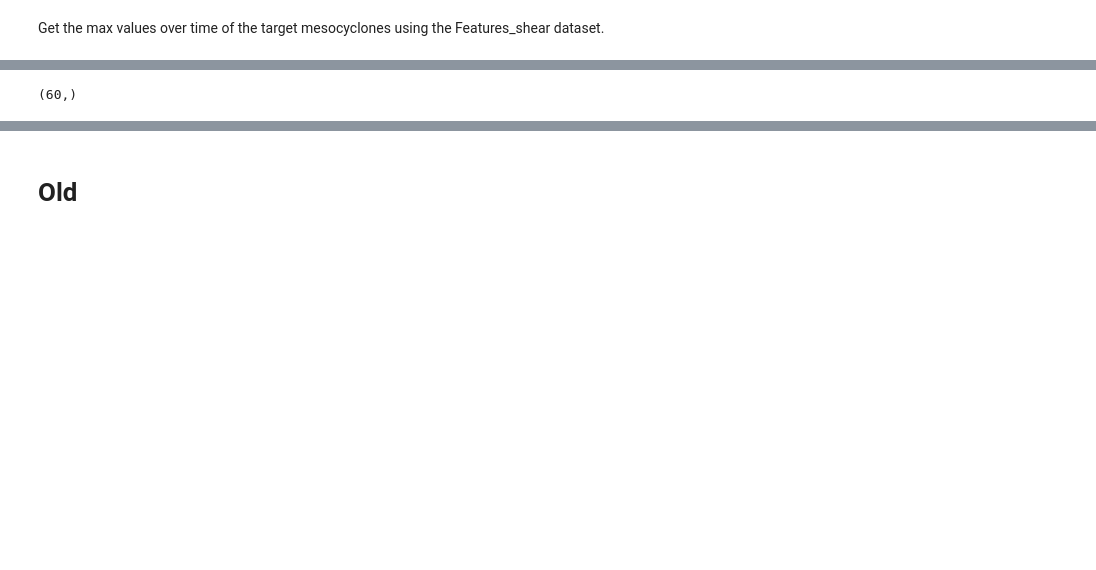
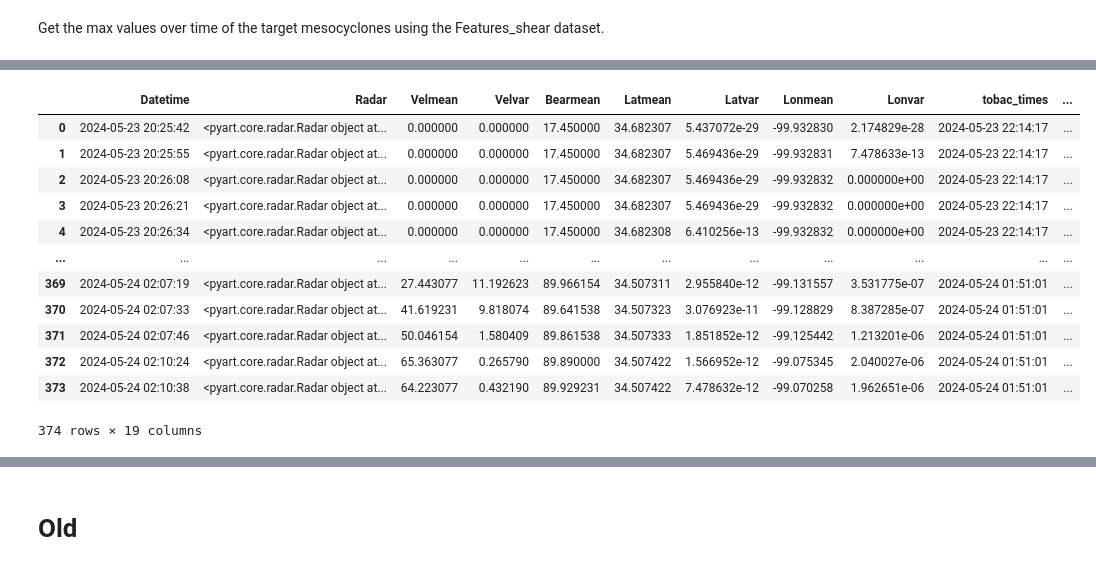
Before and after one commit to JuliaBuhrman/research2024, a Jupyter notebook: tornadic_case.ipynb, the cells around one changed output, grey strips where cells are left out. Drawn from its saved outputs; the diff is of its cells as text; code cells hidden in the pictures; blank space fills up the shorter version.

```diff
--- a/tornadic_case.ipynb
+++ b/tornadic_case.ipynb
@@ -219,8 +301,12 @@ vad_df['Inflow'] = inflow_column
 vad_df['Distance'] = distance_column
 vad_df['Angle'] = theta_deg
 # %%
-data = pd.read_csv(f'/Users/juliabman/Desktop/storm_events_data/storm_data_search_results_{d}.csv')
-tor_df, tor_nontor = tor_id(vad_df, data, str('Tornado'), str('PLAINS YOAKUM CO ARP'), str('US/Central'), False)
+#data = pd.read_csv(f'/Users/juliabman/Desktop/storm_events_data/storm_data_search_results_{d}.csv')
+#tor_df, tor_nontor = tor_id_new(vad_df, data, str('Tornado'), str('PLAINS YOAKUM CO ARP'), str('US/Central'), False)
+#tor_df, tor_nontor = tor_id_new(vad_df, data, str('Tornado'), str('SILVERTON'), str('US/Central'), False)
+#tor_df, tor_nontor = tor_id_new(vad_df, data, str('Tornado'), str('CUSTER CITY'), str('US/Central'), False)
+#tor_df, tor_nontor = tor_id_new(vad_df, data, str('Tornado'), str('HAWLEY'), str('US/Central'), False)
+tor_df, tor_nontor = tor_id_new(vad_df, data, str('Tornado'), str('DUKE'), str('US/Central'), False)
 vad_df['Tor Times'] = tor_df
 vad_df['Tor or Nontor'] = tor_nontor
 # %% [output]
@@ -245,4 +333,20 @@ Nearfield     57
 Name: count, dtype: int64
+# %%
+vad_df
+# %% [output]
+|  | Datetime | Radar | Velmean | Velvar | Bearmean | Latmean | Latvar | Lonmean | Lonvar | tobac_times | ... |
+| 0 | 2024-05-23 20:25:42 | <pyart.core.radar.Radar object at... | 0.000000 | 0.000000 | 17.450000 | 34.682307 | 5.437072e-29 | -99.932830 | 2.174829e-28 | 2024-05-23 22:14:17 | ... |
+| 1 | 2024-05-23 20:25:55 | <pyart.core.radar.Radar object at... | 0.000000 | 0.000000 | 17.450000 | 34.682307 | 5.469436e-29 | -99.932831 | 7.478633e-13 | 2024-05-23 22:14:17 | ... |
+| 2 | 2024-05-23 20:26:08 | <pyart.core.radar.Radar object at... | 0.000000 | 0.000000 | 17.450000 | 34.682307 | 5.469436e-29 | -99.932832 | 0.000000e+00 | 2024-05-23 22:14:17 | ... |
+| 3 | 2024-05-23 20:26:21 | <pyart.core.radar.Radar object at... | 0.000000 | 0.000000 | 17.450000 | 34.682307 | 5.469436e-29 | -99.932832 | 0.000000e+00 | 2024-05-23 22:14:17 | ... |
+| 4 | 2024-05-23 20:26:34 | <pyart.core.radar.Radar object at... | 0.000000 | 0.000000 | 17.450000 | 34.682308 | 6.410256e-13 | -99.932832 | 0.000000e+00 | 2024-05-23 22:14:17 | ... |
+| ... | ... | ... | ... | ... | ... | ... | ... | ... | ... | ... | ... |
+| 369 | 2024-05-24 02:07:19 | <pyart.core.radar.Radar object at... | 27.443077 | 11.192623 | 89.966154 | 34.507311 | 2.955840e-12 | -99.131557 | 3.531775e-07 | 2024-05-24 01:51:01 | ... |
+| 370 | 2024-05-24 02:07:33 | <pyart.core.radar.Radar object at... | 41.619231 | 9.818074 | 89.641538 | 34.507323 | 3.076923e-11 | -99.128829 | 8.387285e-07 | 2024-05-24 01:51:01 | ... |
+| 371 | 2024-05-24 02:07:46 | <pyart.core.radar.Radar object at... | 50.046154 | 1.580409 | 89.861538 | 34.507333 | 1.851852e-12 | -99.125442 | 1.213201e-06 | 2024-05-24 01:51:01 | ... |
+| 372 | 2024-05-24 02:10:24 | <pyart.core.radar.Radar object at... | 65.363077 | 0.265790 | 89.890000 | 34.507422 | 1.566952e-12 | -99.075345 | 2.040027e-06 | 2024-05-24 01:51:01 | ... |
+| 373 | 2024-05-24 02:10:38 | <pyart.core.radar.Radar object at... | 64.223077 | 0.432190 | 89.929231 | 34.507422 | 7.478632e-12 | -99.070258 | 1.962651e-06 | 2024-05-24 01:51:01 | ... |
+374 rows × 19 columns
 # %%
 vad_df.to_csv(f'case_dfs/new/{d}_{ka}_vad_df.csv', index=False)
 # %%
@@ -264,13 +396,11 @@ nontor_farfield_vads = [easterlies_vads[i] for i in id]
 # %%
 tor_nearfield_vads = list(dict.fromkeys(tor_nearfield_vads))
 
-nontor_nearfield_vads = list(dict.fromkeys(nontor_nearfield_vads))
+pretor_nearfield_vads = list(dict.fromkeys(pretor_nearfield_vads))
 
 tor_farfield_vads = list(dict.fromkeys(tor_farfield_vads))
 
-nontor_farfield_vads = list(dict.fromkeys(nontor_farfield_vads))
-np.shape(nontor_farfield_vads)
+pretor_farfield_vads = list(dict.fromkeys(pretor_farfield_vads))
+np.shape(pretor_farfield_vads)
-# %% [output]
-(60,)
 # %%
 np.shape(tor_nearfield_vads)
```
Also changed, not shown: parts of 53 cells of this notebook.
